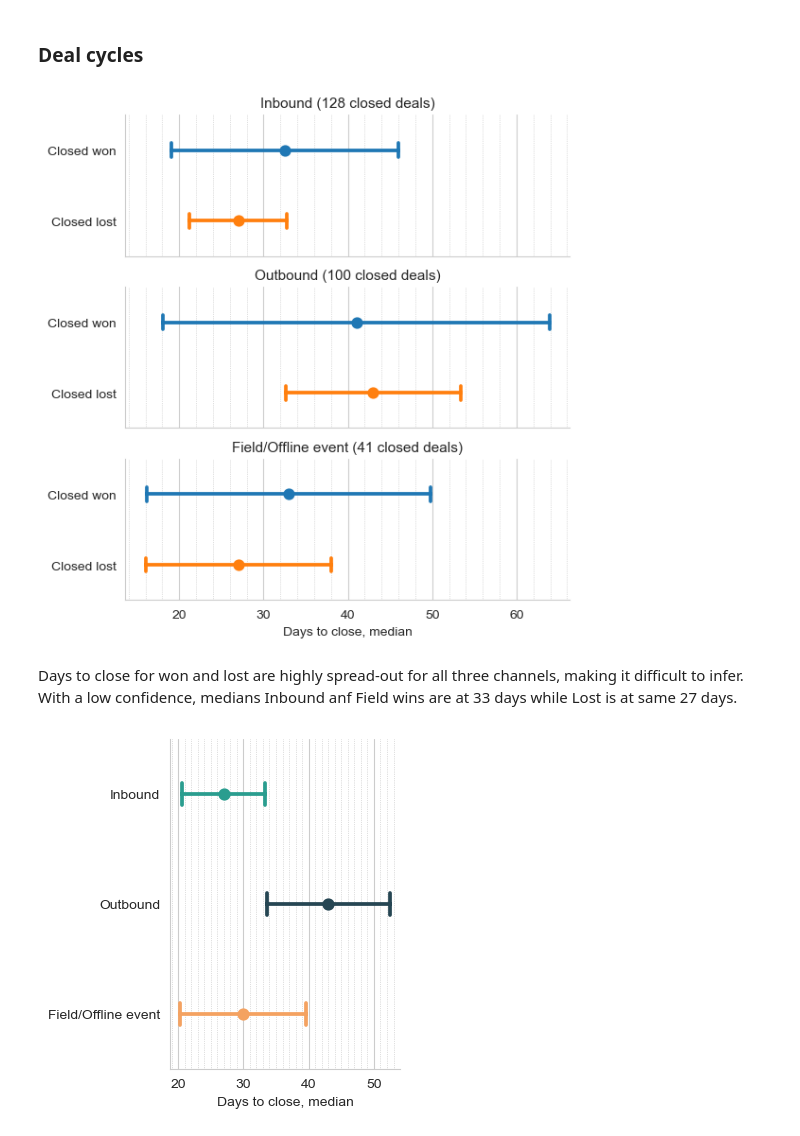
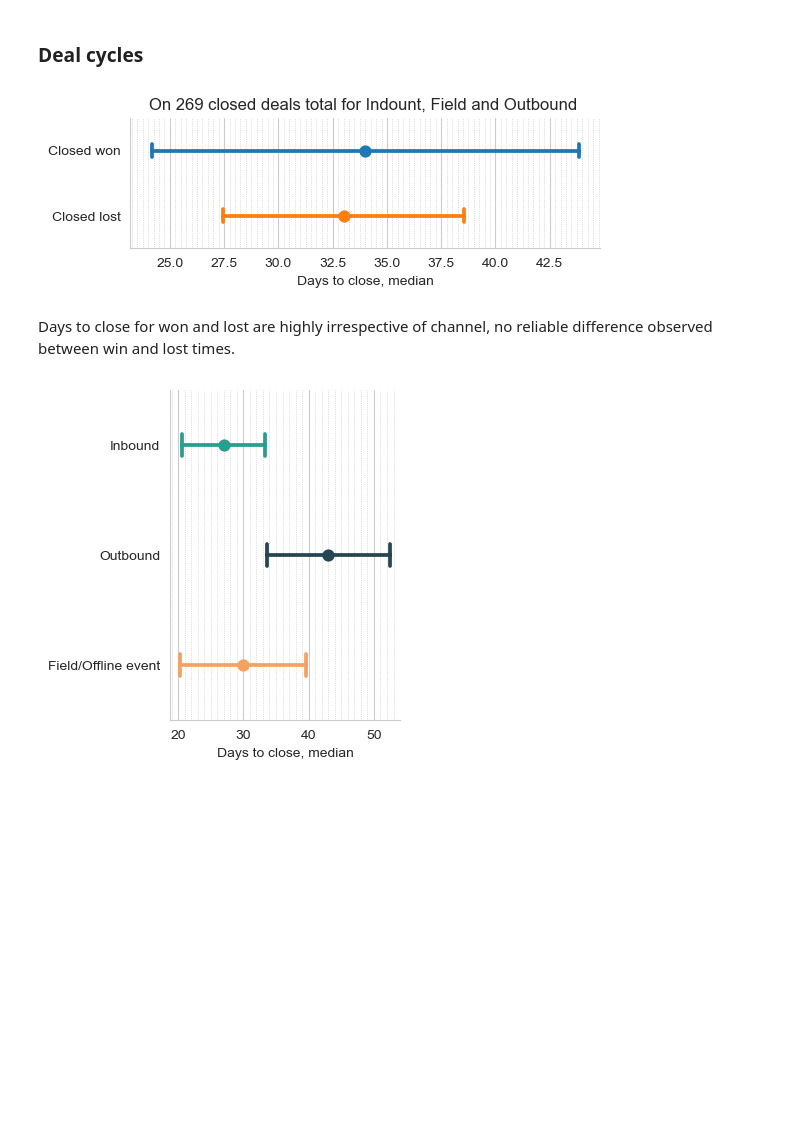
Before and after one commit to outovhush/revops-portfolio, a Jupyter notebook: swag_23_pipeline_correlations/swag_23_pipeline_corr.ipynb, the cells around one changed output. Saved outputs shown, nothing was run; the diff lists cells and outputs as text; code cells hidden in the pictures; blank space fills up the shorter version.

```diff
--- a/swag_23_pipeline_correlations/swag_23_pipeline_corr.ipynb
+++ b/swag_23_pipeline_correlations/swag_23_pipeline_corr.ipynb
@@ -1058,37 +1057,38 @@ tmp_days_to_close = pd.Series((closed_deals_1st_plt.close_date - closed_deals_1s
 # %%
 g = sns.catplot(closed_deals_1st_plt,
             x = tmp_days_to_close,
-            row = 'deal_source',
+            #row = 'deal_source',
             y = 'deal_stage',
             hue = 'deal_stage',
             kind = 'point',
             estimator = 'median',
             capsize=.2,
             errorbar = ('se', 1.96),
             height = 2,
             aspect = 3,
             # palette = dsource_colors
             );
 
-minor_step = 2
+minor_step = .25
 for ax in g.axes.flat:
     # Set the locator for the x-axis
     ax.xaxis.set_minor_locator(ticker.MultipleLocator(minor_step))
     # Customize the appearance of the minor grid
     ax.grid(which='minor', axis='x', linestyle=':', linewidth='0.5', color='gray', alpha=0.5)
     ax.grid(which='major', axis='x', linestyle='-', linewidth='0.8')
 
-deal_counts = closed_deals_1st_plt.deal_source.value_counts()
+deal_counts = len(closed_deals_1st_plt)
 
-for source_name, ax in g.axes_dict.items():
-        n = deal_counts[source_name]
-        ax.set_title(f"{source_name} ({n} closed deals)", size=11)
+# for source_name, ax in g.axes_dict.items():
+#         n = deal_counts[source_name]
+#         ax.set_title(f"{source_name} ({n} closed deals)", size=11)
 
+plt.title(f"On {deal_counts} closed deals total for Indount, Field and Outbound ")
 g.set_axis_labels("Days to close, median", "");
 # %% [output]
-[figure, old version]
+[figure, new version]
 # %% [markdown]
-Days to close for won and lost are highly spread-out for all three channels, making it difficult to infer. With a low confidence, medians Inbound anf Field wins are at 33 days while Lost is at same 27 days.
+Days to close for won and lost are highly irrespective of channel, no reliable difference observed between win and lost times.
 # %%
 # plot deal cycles with .95 confidence
 sns.set_style("whitegrid")
```
Also changed, not shown: parts of 19 cells of this notebook, 5 other files.
